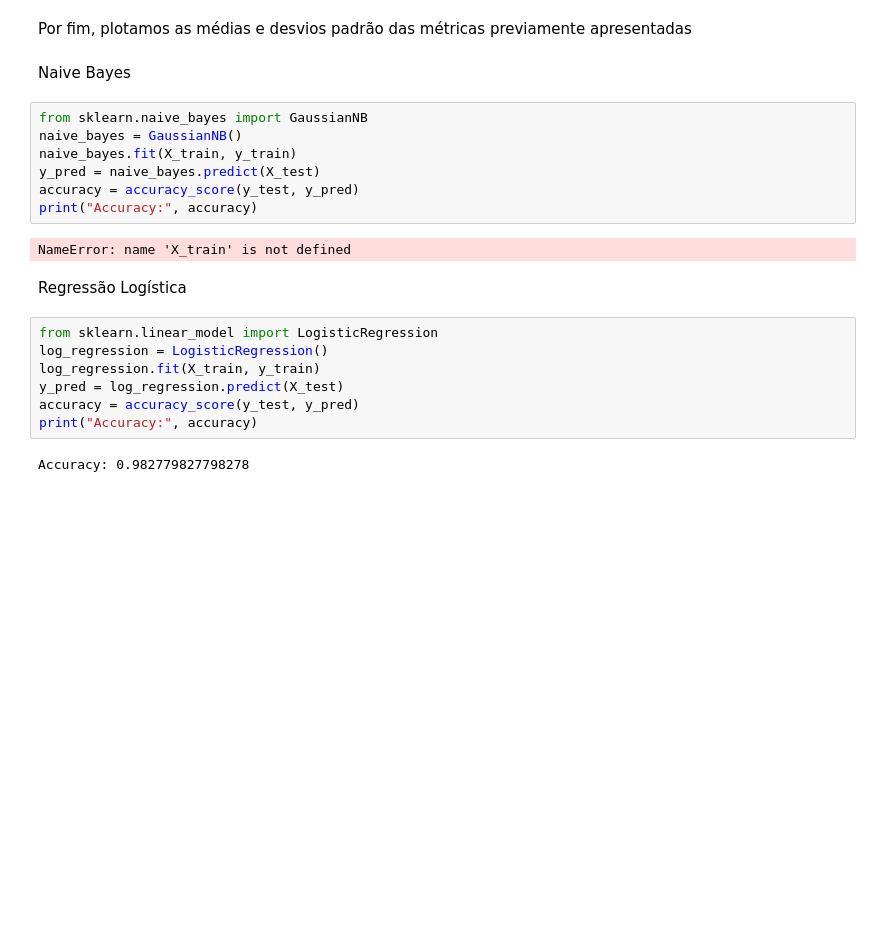
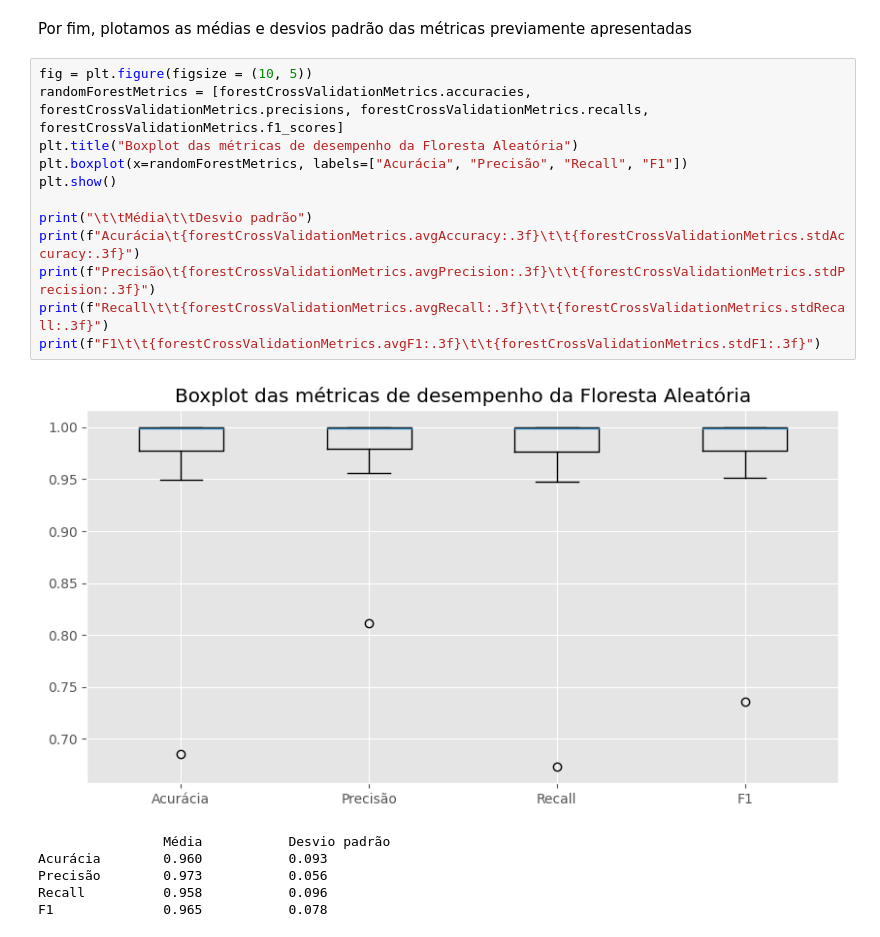
Before and after one commit to amauryTCassola/MachineLearning-2023, a Jupyter notebook: main.ipynb, the cells around one changed output. Drawn from its saved outputs; the diff is of its cells as text; blank space fills up the shorter version.

```diff
--- a/main.ipynb
+++ b/main.ipynb
@@ -313,24 +310,21 @@ plt.show()
 # %% [markdown]
 Por fim, plotamos as médias e desvios padrão das métricas previamente apresentadas
-# %% [markdown]
-Naive Bayes
-# %%
-from sklearn.naive_bayes import GaussianNB
-naive_bayes = GaussianNB()
-naive_bayes.fit(X_train, y_train)
-y_pred = naive_bayes.predict(X_test)
-accuracy = accuracy_score(y_test, y_pred)
-print("Accuracy:", accuracy)
-# %% [output]
-NameError: name 'X_train' is not defined
-# %% [markdown]
-Regressão Logística
-# %%
-from sklearn.linear_model import LogisticRegression
-log_regression = LogisticRegression()
-log_regression.fit(X_train, y_train)
-y_pred = log_regression.predict(X_test)
-accuracy = accuracy_score(y_test, y_pred)
-print("Accuracy:", accuracy)
-# %% [output]
-Accuracy: 0.982779827798278
+# %%
+fig = plt.figure(figsize = (10, 5))
+randomForestMetrics = [forestCrossValidationMetrics.accuracies, forestCrossValidationMetrics.precisions, forestCrossValidationMetrics.recalls, forestCrossValidationMetrics.f1_scores]
+plt.title("Boxplot das métricas de desempenho da Floresta Aleatória")
+plt.boxplot(x=randomForestMetrics, labels=["Acurácia", "Precisão", "Recall", "F1"])
+plt.show()
+
+print("\t\tMédia\t\tDesvio padrão")
+print(f"Acurácia\t{forestCrossValidationMetrics.avgAccuracy:.3f}\t\t{forestCrossValidationMetrics.stdAccuracy:.3f}")
+print(f"Precisão\t{forestCrossValidationMetrics.avgPrecision:.3f}\t\t{forestCrossValidationMetrics.stdPrecision:.3f}")
+print(f"Recall\t\t{forestCrossValidationMetrics.avgRecall:.3f}\t\t{forestCrossValidationMetrics.stdRecall:.3f}")
+print(f"F1\t\t{forestCrossValidationMetrics.avgF1:.3f}\t\t{forestCrossValidationMetrics.stdF1:.3f}")
+# %% [output]
+[figure, added]
+                Média           Desvio padrão
+Acurácia        0.960           0.093
+Precisão        0.973           0.056
+Recall          0.958           0.096
+F1              0.965           0.078
```
Also changed, not shown: parts of 9 cells of this notebook.
